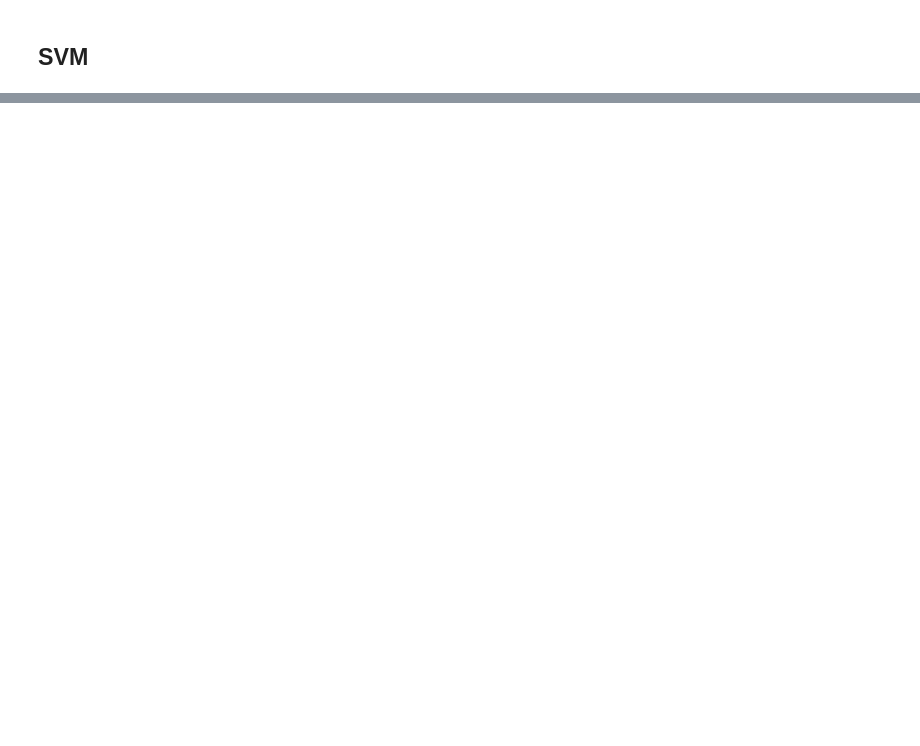
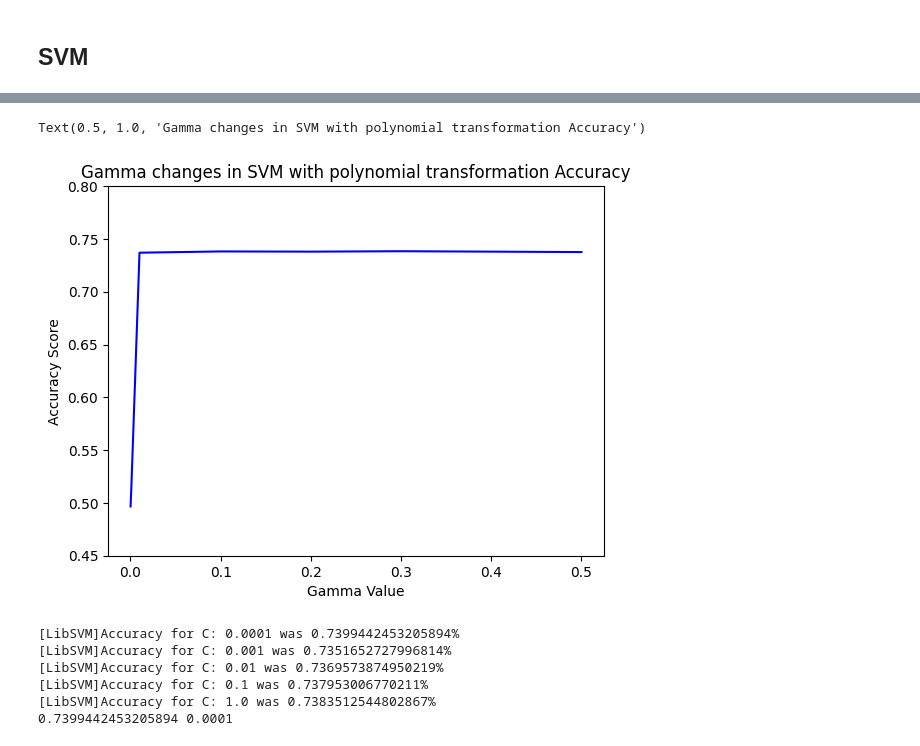
Before and after one commit to iamgeeyuh/League-of-Legends-Match-Predictor, a Jupyter notebook: final_project.ipynb, the cells around one changed output, grey strips where cells are left out. Drawn from its saved outputs; the diff is of its cells as text; code cells hidden in the pictures; blank space fills up the shorter version.

```diff
--- a/final_project.ipynb
+++ b/final_project.ipynb
@@ -1674,0 +517,15 @@ Text(0.5, 1.0, 'Neural Network Confusion Matrix')
+# %%
+svm_gamma_rbf_changes = []
+max_score = 0
+gamma_max = 0
+
+for gamma in [0.0001, 0.001, 0.01, 0.1, 0.2, 0.3, 0.4, 0.5]:
+    svm = SVC(kernel="rbf", gamma = gamma, C = 1, verbose = True)
+    svm.fit(X_train_scale, y_train)
+    score = svm.score(X_test_scale, y_test)
+    print(f"Accuracy for Gamma: {gamma} was {score}%")
+    svm_gamma_rbf_changes.append(score)
+    if score >= max_score:
+        max_score = score
+        gamma_max = gamma
+print(max_score, gamma_max)
@@ -1674,0 +542,15 @@ Text(0.5, 1.0, 'Neural Network Confusion Matrix')
+# %%
+svm_gamma_changes = []
+max_score = 0
+gamma_max = 0
+
+for gamma in [0.0001, 0.001, 0.01, 0.1, 0.2, 0.3, 0.4, 0.5]:
+    svm = SVC(kernel="poly", gamma = gamma, C = 1, verbose = True)
+    svm.fit(X_train_scale, y_train)
+    score = svm.score(X_test_scale, y_test)
+    print(f"Accuracy for Gamma: {gamma} was {score}%")
+    svm_gamma_changes.append(score)
+    if score >= max_score:
+        max_score = score
+        gamma_max = gamma
+print(max_score, gamma_max)
@@ -1674,0 +567,31 @@ Text(0.5, 1.0, 'Neural Network Confusion Matrix')
+# %%
+plt.plot([0.0001, 0.001, 0.01, 0.1, 0.2, 0.3, 0.4, 0.5], svm_gamma_changes, 'b')
+plt.xlabel("Gamma Value")
+plt.ylabel("Accuracy Score")
+plt.ylim(0.45,0.8)
+plt.title("Gamma changes in SVM with polynomial transformation Accuracy")
+# %% [output]
+Text(0.5, 1.0, 'Gamma changes in SVM with polynomial transformation Accuracy')
+[figure, added]
+# %%
+svm_c_poly_changes = []
+max_score = 0
+c_max = 0
+
+for c in [0.0001, 0.001, 0.01, 0.1, 1.0]:
+    svm = SVC(kernel="poly", gamma = 0.3, C = c, verbose = True)
+    svm.fit(X_train_scale, y_train)
+    score = svm.score(X_test_scale, y_test)
+    print(f"Accuracy for C: {c} was {score}%")
+    svm_c_poly_changes.append(score)
+    if score >= max_score:
+        max_score = score
+        c_max = c
+print(max_score, c_max)
+# %% [output]
+[LibSVM]Accuracy for C: 0.0001 was 0.7399442453205894%
+[LibSVM]Accuracy for C: 0.001 was 0.7351652727996814%
+[LibSVM]Accuracy for C: 0.01 was 0.7369573874950219%
+[LibSVM]Accuracy for C: 0.1 was 0.737953006770211%
+[LibSVM]Accuracy for C: 1.0 was 0.7383512544802867%
+0.7399442453205894 0.0001
```
Also changed, not shown: parts of 101 cells of this notebook.
